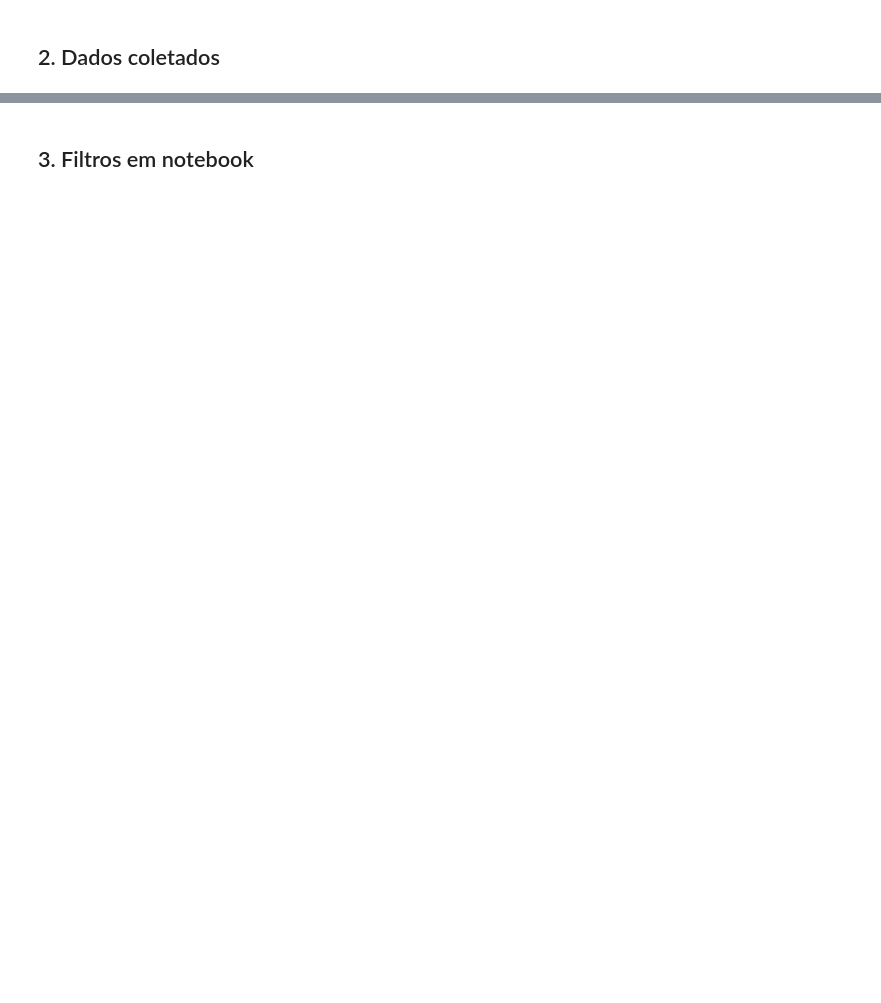
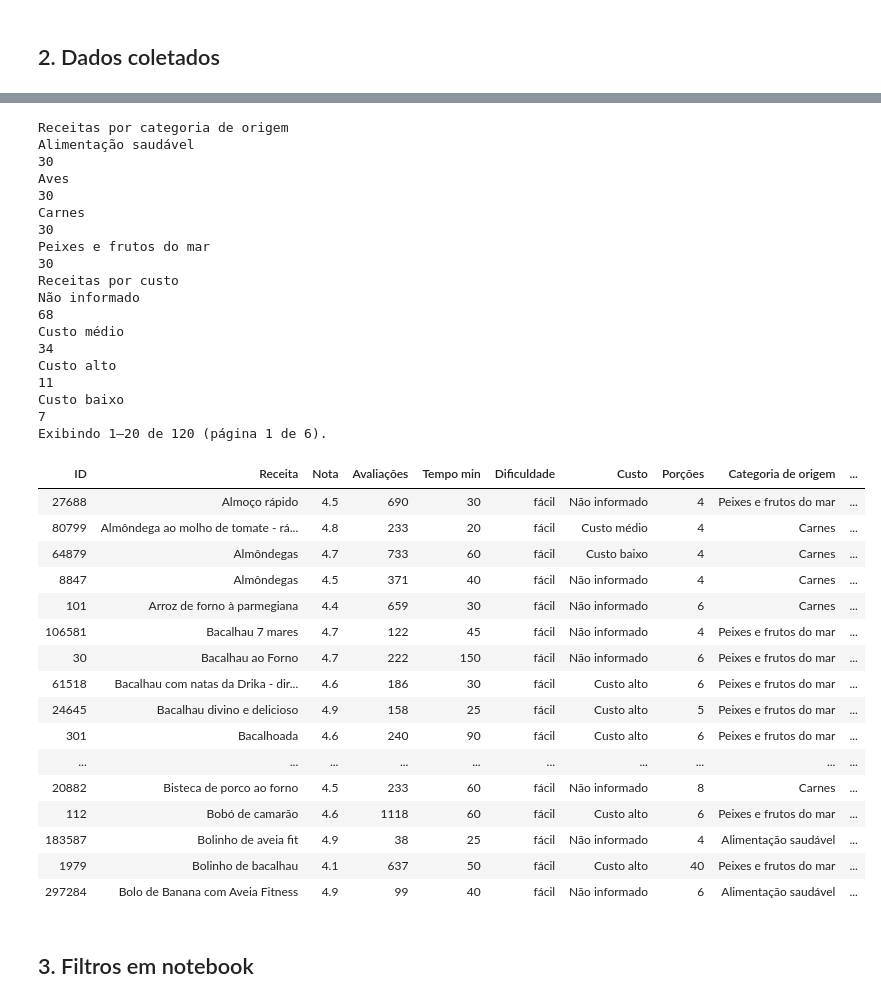
Before and after one commit to PHPacheco/Raspagem, a Jupyter notebook: notebooks/Trabalho PLN.ipynb, the cells around one changed output, grey strips where cells are left out. Cells and saved outputs as stored; diff of their text form; code cells hidden in the pictures; blank space fills up the shorter version.

```diff
--- a/notebooks/Trabalho PLN.ipynb
+++ b/notebooks/Trabalho PLN.ipynb
@@ -155,3 +176,82 @@ display(HTML("Tabela de receitas coletadas já exibida no output."))
+# %%
+pagina = 1
+itens_por_pagina = 20
+
+connection = connect_database(DATABASE_PATH)
+receitas = [dict(row) for row in connection.execute("""
+    SELECT site_recipe_id AS id, title, rating_value, ratings_count, prep_time_minutes,
+           difficulty, COALESCE(NULLIF(TRIM(cost_label), ''), 'Não informado') AS cost_label,
+           servings, origin_category, duplicate_of_recipe_id, url
+    FROM recipes
+    ORDER BY title COLLATE NOCASE
+""")]
+distribuicao_categorias = [dict(row) for row in connection.execute("""
+    SELECT COALESCE(NULLIF(TRIM(origin_category), ''), 'Não informado') AS label,
+           COUNT(*) AS count
+    FROM recipes
+    GROUP BY label
+    ORDER BY count DESC, label COLLATE NOCASE
+""")]
+distribuicao_custos = [dict(row) for row in connection.execute("""
+    SELECT COALESCE(NULLIF(TRIM(cost_label), ''), 'Não informado') AS label,
+           COUNT(*) AS count
+    FROM recipes
+    GROUP BY label
+    ORDER BY count DESC, label COLLATE NOCASE
+""")]
+connection.close()
+exibir_distribuicao(distribuicao_categorias, "Receitas por categoria de origem")
+exibir_distribuicao(distribuicao_custos, "Receitas por custo")
+exibir_tabela(
+    receitas,
+    [
+        ("id", "ID"), ("title", "Receita"), ("rating_value", "Nota"),
+        ("ratings_count", "Avaliações"), ("prep_time_minutes", "Tempo min"),
+        ("difficulty", "Dificuldade"), ("cost_label", "Custo"),
+        ("servings", "Porções"), ("origin_category", "Categoria de origem"),
+        ("duplicate_of_recipe_id", "Duplicata de"), ("url", "URL"),
+    ],
+    pagina=pagina,
+    itens_por_pagina=itens_por_pagina,
+    titulo="Receitas coletadas",
+)
+# %% [output]
+Receitas por categoria de origem
+Alimentação saudável
+30
+Aves
+30
+Carnes
+30
+Peixes e frutos do mar
+30
+Receitas por custo
+Não informado
+68
+Custo médio
+34
+Custo alto
+11
+Custo baixo
+7
+Exibindo 1–20 de 120 (página 1 de 6).
+| ID | Receita | Nota | Avaliações | Tempo min | Dificuldade | Custo | Porções | Categoria de origem | ... |
+| 27688 | Almoço rápido | 4.5 | 690 | 30 | fácil | Não informado | 4 | Peixes e frutos do mar | ... |
+| 80799 | Almôndega ao molho de tomate - rá... | 4.8 | 233 | 20 | fácil | Custo médio | 4 | Carnes | ... |
+| 64879 | Almôndegas | 4.7 | 733 | 60 | fácil | Custo baixo | 4 | Carnes | ... |
+| 8847 | Almôndegas | 4.5 | 371 | 40 | fácil | Não informado | 4 | Carnes | ... |
+| 101 | Arroz de forno à parmegiana | 4.4 | 659 | 30 | fácil | Não informado | 6 | Carnes | ... |
+| 106581 | Bacalhau 7 mares | 4.7 | 122 | 45 | fácil | Não informado | 4 | Peixes e frutos do mar | ... |
+| 30 | Bacalhau ao Forno | 4.7 | 222 | 150 | fácil | Não informado | 6 | Peixes e frutos do mar | ... |
+| 61518 | Bacalhau com natas da Drika - dir... | 4.6 | 186 | 30 | fácil | Custo alto | 6 | Peixes e frutos do mar | ... |
+| 24645 | Bacalhau divino e delicioso | 4.9 | 158 | 25 | fácil | Custo alto | 5 | Peixes e frutos do mar | ... |
+| 301 | Bacalhoada | 4.6 | 240 | 90 | fácil | Custo alto | 6 | Peixes e frutos do mar | ... |
+| ... | ... | ... | ... | ... | ... | ... | ... | ... | ... |
+| 20882 | Bisteca de porco ao forno | 4.5 | 233 | 60 | fácil | Não informado | 8 | Carnes | ... |
+| 112 | Bobó de camarão | 4.6 | 1118 | 60 | fácil | Custo alto | 6 | Peixes e frutos do mar | ... |
+| 183587 | Bolinho de aveia fit | 4.9 | 38 | 25 | fácil | Não informado | 4 | Alimentação saudável | ... |
+| 1979 | Bolinho de bacalhau | 4.1 | 637 | 50 | fácil | Custo alto | 40 | Peixes e frutos do mar | ... |
+| 297284 | Bolo de Banana com Aveia Fitness | 4.9 | 99 | 40 | fácil | Não informado | 6 | Alimentação saudável | ... |
 # %% [markdown]
 ## 3. Filtros em notebook
 # %%
```
Also changed, not shown: parts of 32 cells of this notebook, 3 other files.
